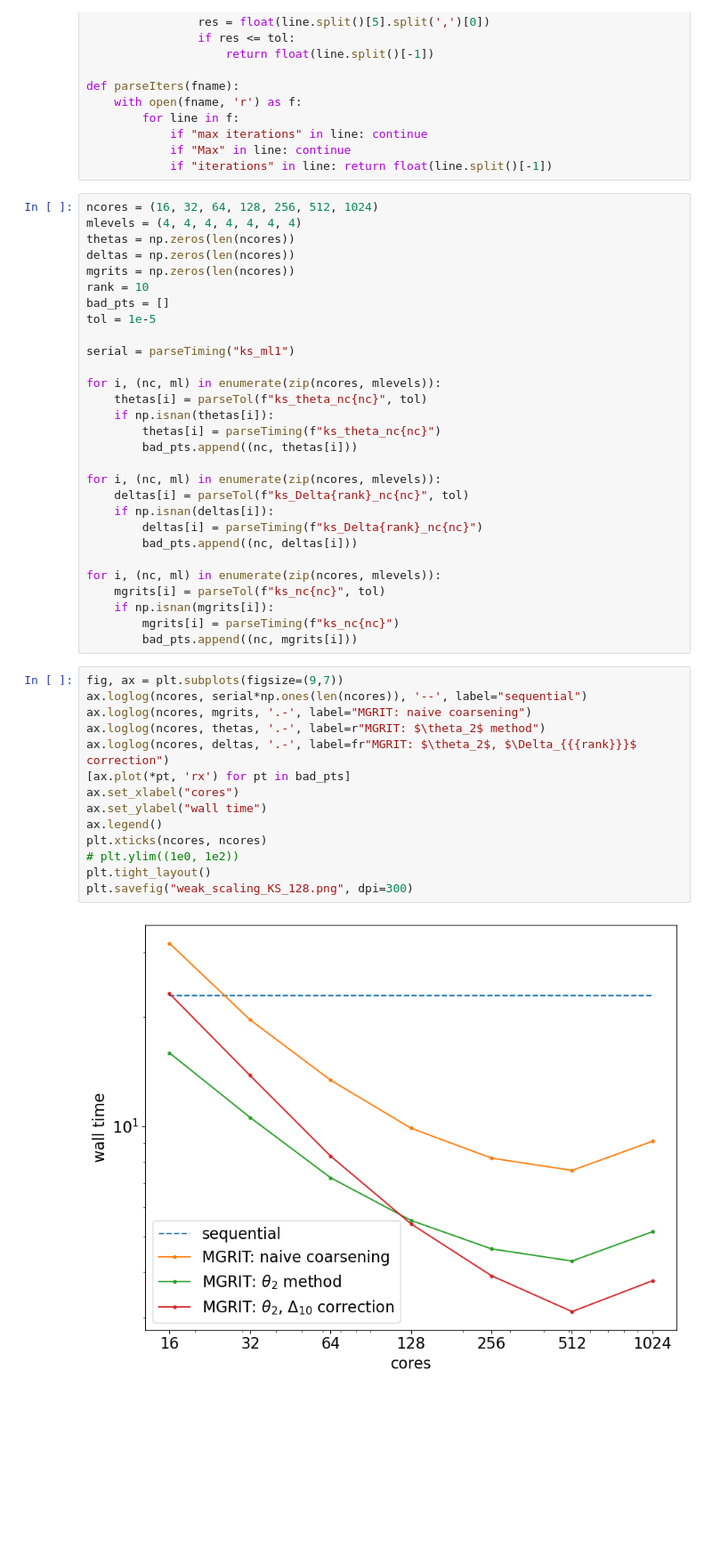
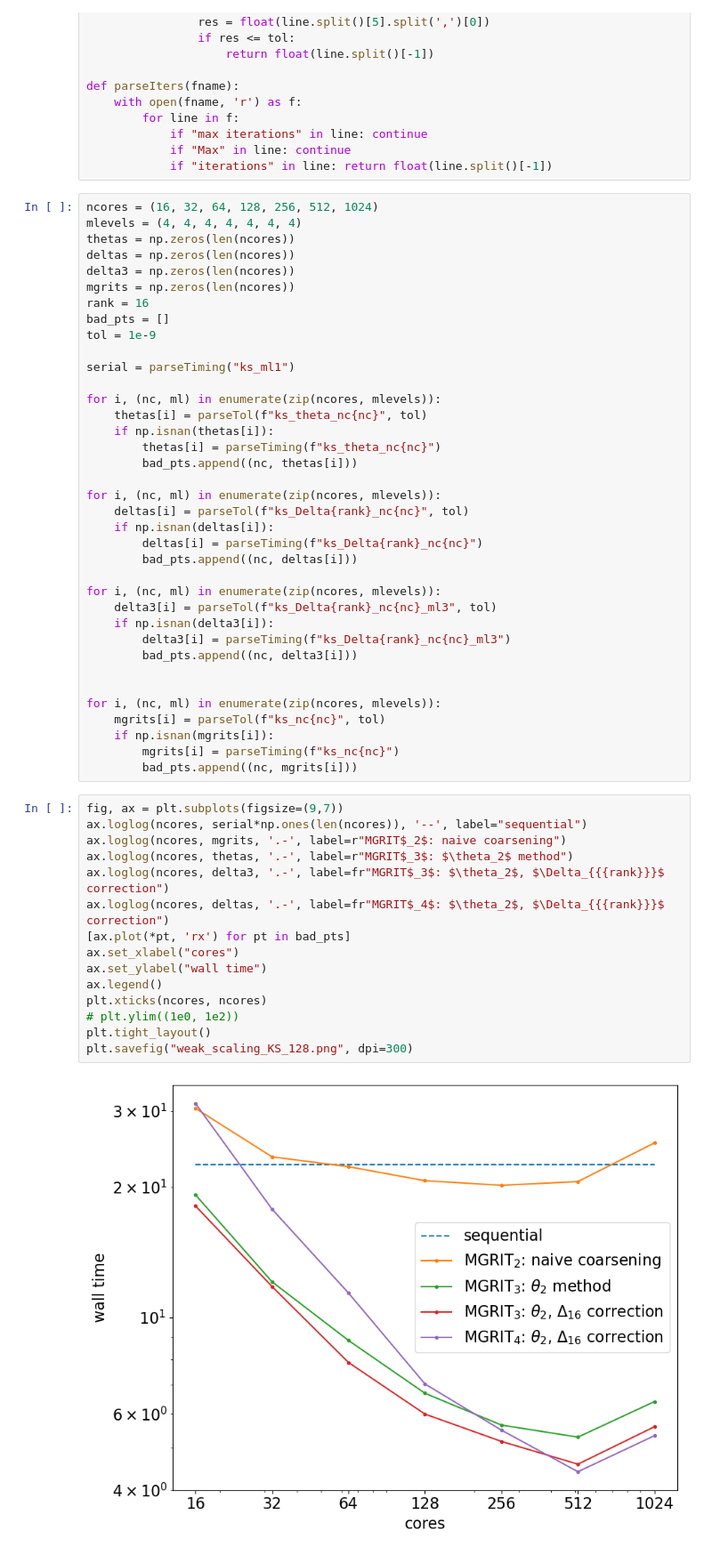
Before and after one commit to XBraid/xbraid, a Jupyter notebook: drivers/experiments/ks/strong_scaling_512/plot.ipynb, the cells around one changed output. Shown: that part at 89% size. Saved outputs shown, nothing was run; the diff lists cells and outputs as text; blank space fills up the shorter version.

Commit message:
changed weak scaling to better highlight strengths of MGRIT without Delta correction

```diff
--- a/drivers/experiments/ks/strong_scaling_512/plot.ipynb
+++ b/drivers/experiments/ks/strong_scaling_512/plot.ipynb
@@ -36,10 +36,11 @@ ncores = (16, 32, 64, 128, 256, 512, 1024)
 mlevels = (4, 4, 4, 4, 4, 4, 4)
 thetas = np.zeros(len(ncores))
 deltas = np.zeros(len(ncores))
+delta3 = np.zeros(len(ncores))
 mgrits = np.zeros(len(ncores))
-rank = 10
+rank = 16
 bad_pts = []
-tol = 1e-5
+tol = 1e-9
 
 serial = parseTiming("ks_ml1")
 
@@ -56,6 +57,13 @@ for i, (nc, ml) in enumerate(zip(ncores, mlevels)):
         bad_pts.append((nc, deltas[i]))
 
 for i, (nc, ml) in enumerate(zip(ncores, mlevels)):
+    delta3[i] = parseTol(f"ks_Delta{rank}_nc{nc}_ml3", tol)
+    if np.isnan(delta3[i]):
+        delta3[i] = parseTiming(f"ks_Delta{rank}_nc{nc}_ml3")
+        bad_pts.append((nc, delta3[i]))
+
+
+for i, (nc, ml) in enumerate(zip(ncores, mlevels)):
     mgrits[i] = parseTol(f"ks_nc{nc}", tol)
     if np.isnan(mgrits[i]):
         mgrits[i] = parseTiming(f"ks_nc{nc}")
@@ -63,19 +71,20 @@ for i, (nc, ml) in enumerate(zip(ncores, mlevels)):
 # %%
 fig, ax = plt.subplots(figsize=(9,7))
 ax.loglog(ncores, serial*np.ones(len(ncores)), '--', label="sequential")
-ax.loglog(ncores, mgrits, '.-', label="MGRIT: naive coarsening")
-ax.loglog(ncores, thetas, '.-', label=r"MGRIT: $\theta_2$ method")
-ax.loglog(ncores, deltas, '.-', label=fr"MGRIT: $\theta_2$, $\Delta_{{{rank}}}$ correction")
+ax.loglog(ncores, mgrits, '.-', label=r"MGRIT$_2$: naive coarsening")
+ax.loglog(ncores, thetas, '.-', label=r"MGRIT$_3$: $\theta_2$ method")
+ax.loglog(ncores, delta3, '.-', label=fr"MGRIT$_3$: $\theta_2$, $\Delta_{{{rank}}}$ correction")
+ax.loglog(ncores, deltas, '.-', label=fr"MGRIT$_4$: $\theta_2$, $\Delta_{{{rank}}}$ correction")
 [ax.plot(*pt, 'rx') for pt in bad_pts]
 ax.set_xlabel("cores")
 ax.set_ylabel("wall time")
 ax.legend()
 plt.xticks(ncores, ncores)
 # plt.ylim((1e0, 1e2))
 plt.tight_layout()
 plt.savefig("weak_scaling_KS_128.png", dpi=300)
 # %% [output]
-[figure, old version]
+[figure, new version]
 # %%
 serial/mgrits
 # %% [output]
```
Also changed, not shown: parts of 4 cells of this notebook, 22 other files.
